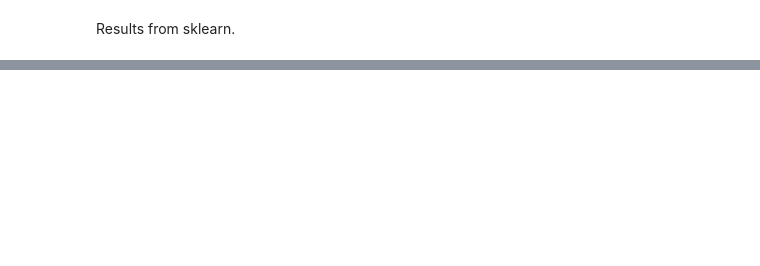
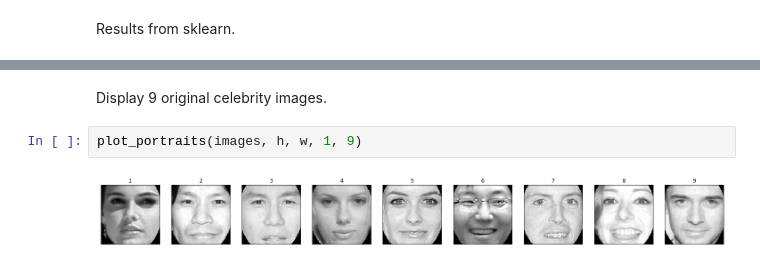
Before and after one commit to CalvinTChi/Machine-Learning-Algorithms, a Jupyter notebook: Principal_Component_Analysis.ipynb, the cells around one changed output, grey strips where cells are left out. Drawn from its saved outputs; the diff is of its cells as text; blank space fills up the shorter version.

```diff
--- a/Principal_Component_Analysis.ipynb
+++ b/Principal_Component_Analysis.ipynb
@@ -342,0 +389,6 @@ The last term is also the expression of variance of projected points for $\tilde
+# %% [markdown]
+Display 9 original celebrity images.
+# %%
+plot_portraits(images, h, w, 1, 9)
+# %% [output]
+[figure, added]
```
Also changed, not shown: parts of 36 cells of this notebook.
